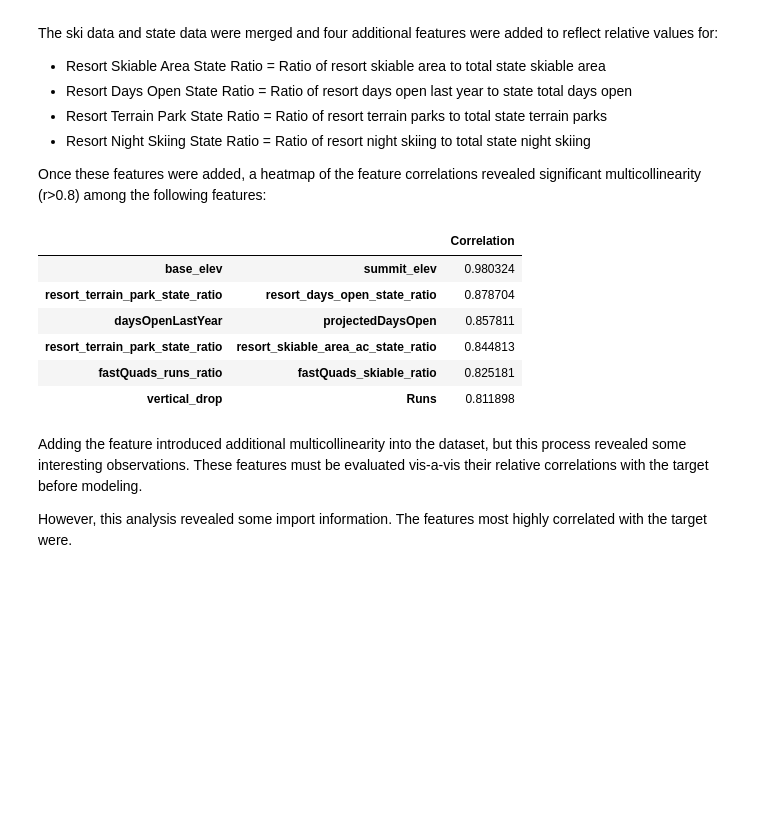
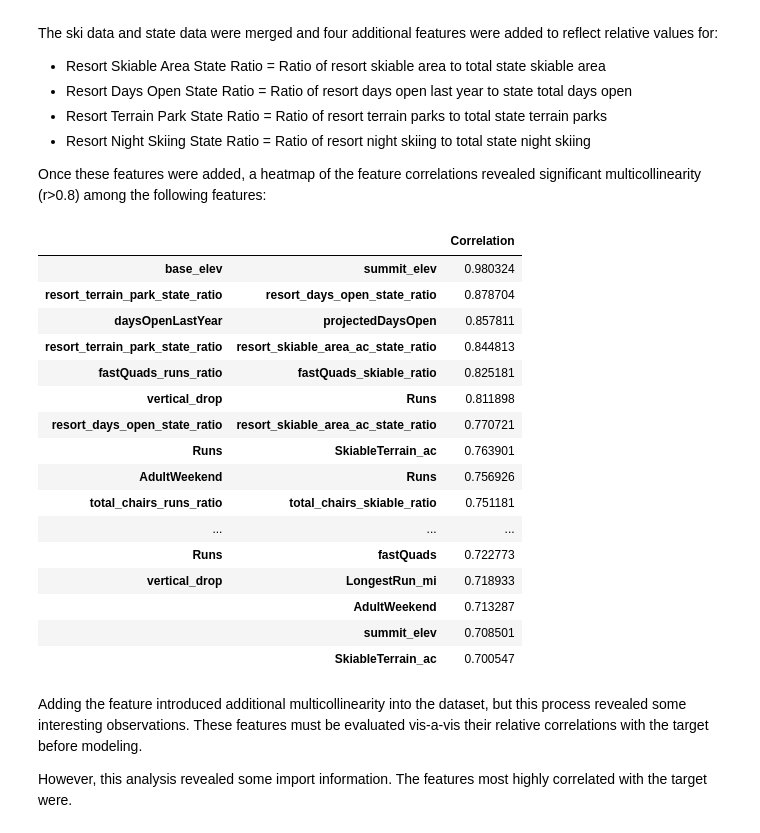
Before and after one commit to john-james-ai/Springboard, a Jupyter notebook: DataScienceGuidedCapstone/Step Three - Exploratory Data Analysis/03_exploratory_data_analysis.ipynb, the cells around one changed output. Saved outputs shown, nothing was run; the diff lists cells and outputs as text; code cells hidden in the pictures; blank space fills up the shorter version.

```diff
--- a/DataScienceGuidedCapstone/Step Three - Exploratory Data Analysis/03_exploratory_data_analysis.ipynb
+++ b/DataScienceGuidedCapstone/Step Three - Exploratory Data Analysis/03_exploratory_data_analysis.ipynb
@@ -1198,15 +1198,25 @@ The ski data and state data were merged and four additional features were added
 
 Once these features were added, a heatmap of the feature correlations revealed significant multicollinearity (r>0.8) among the following features:
 # %%
-correlations(r_threshold=0.8)
+correlations(r_threshold=0.7)
 # %% [output]
 |  |  | Correlation |
 | base_elev | summit_elev | 0.980324 |
 | resort_terrain_park_state_ratio | resort_days_open_state_ratio | 0.878704 |
 | daysOpenLastYear | projectedDaysOpen | 0.857811 |
 | resort_terrain_park_state_ratio | resort_skiable_area_ac_state_ratio | 0.844813 |
 | fastQuads_runs_ratio | fastQuads_skiable_ratio | 0.825181 |
 | vertical_drop | Runs | 0.811898 |
+| resort_days_open_state_ratio | resort_skiable_area_ac_state_ratio | 0.770721 |
+| Runs | SkiableTerrain_ac | 0.763901 |
+| AdultWeekend | Runs | 0.756926 |
+| total_chairs_runs_ratio | total_chairs_skiable_ratio | 0.751181 |
+| ... | ... | ... |
+| Runs | fastQuads | 0.722773 |
+| vertical_drop | LongestRun_mi | 0.718933 |
+|  | AdultWeekend | 0.713287 |
+|  | summit_elev | 0.708501 |
+|  | SkiableTerrain_ac | 0.700547 |
 # %% [markdown]
 Adding the feature introduced additional multicollinearity into the dataset, but this process revealed some interesting observations.  These features must be evaluated vis-a-vis their relative correlations with the target before modeling.
 
```
Also changed, not shown: 6 other files.
